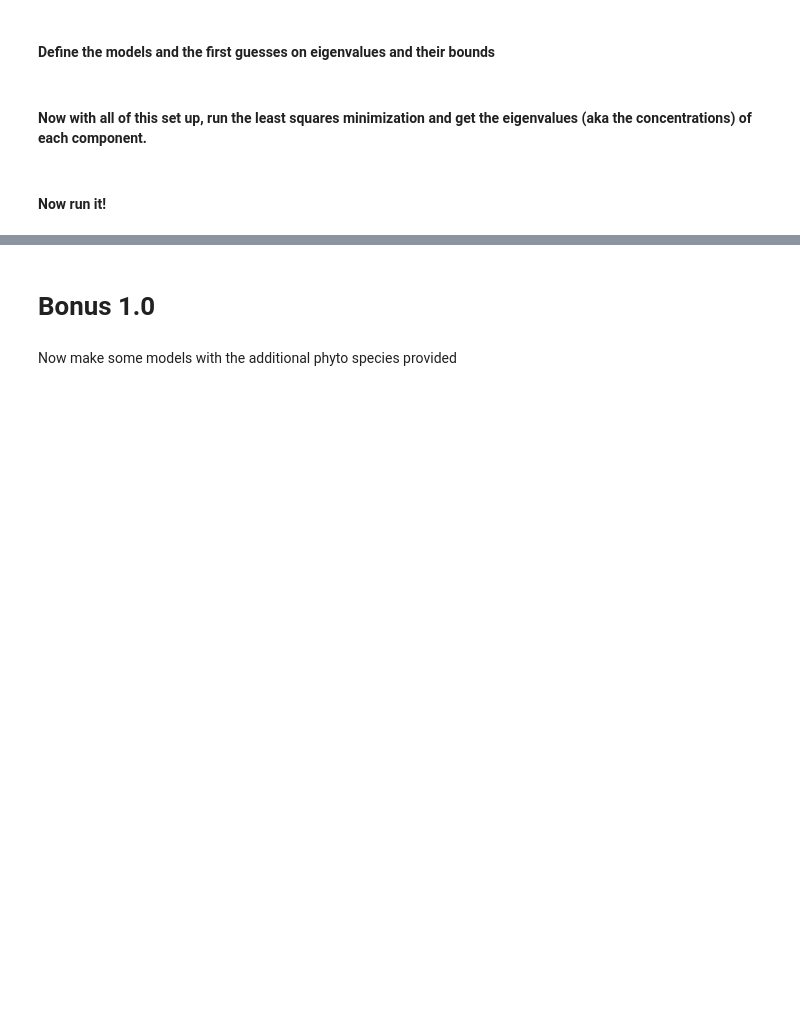
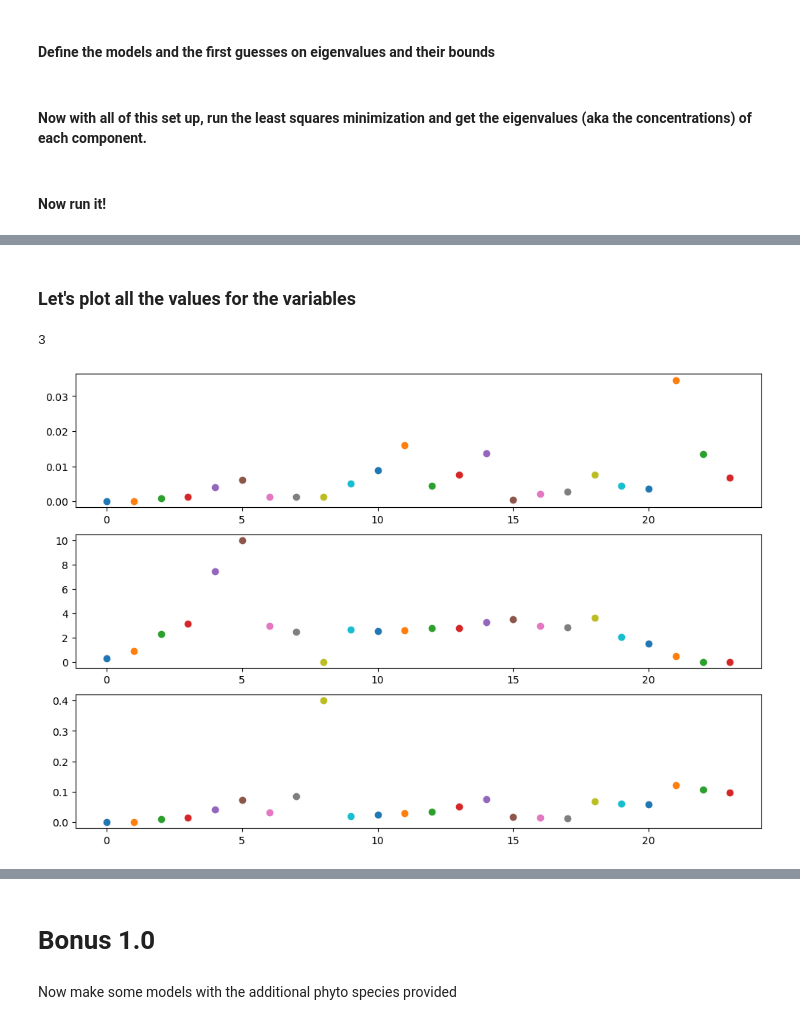
Before and after one commit to patrickcgray/inverse_modeling, a Jupyter notebook: inversemodelRC.ipynb, the cells around one changed output, grey strips where cells are left out. Saved outputs shown, nothing was run; the diff lists cells and outputs as text; code cells hidden in the pictures; blank space fills up the shorter version.

```diff
--- a/inversemodelRC.ipynb
+++ b/inversemodelRC.ipynb
@@ -386,7 +388,7 @@ def get_eigenvectors_through_minimization(R, mod, plot=True):
         return(modeled_spectrum-R[:,i])
     def fun9(M):
         # 1 avg ph, nap, acdm
-        modeled_spectrum = M[0]*a_ph2[0] + M[1]*a_ph2[1] + M[2]*a_nap# + M[2]*a_cdom
+        modeled_spectrum = M[0]*a_ph2[0] + M[1]*a_ph2[1] + M[2]*a_cdom# + M[2]*a_nap
         return(modeled_spectrum-R[:,i])
 
     # step 2. define first guess values in form [[best guesses],[lower bound], [upper bound]]
@@ -491,19 +493,27 @@ def get_eigenvectors_through_minimization(R, mod, plot=True):
             Rhat = fQ*(bb_w + x[i].x[0]*bb_l + x[i].x[1]*bb_s)/(a_w + x[i].x[2]*a_ph2[:,0] + x[i].x[3]*a_ph2[:,1] + x[i].x[4]*a_nap  + x[i].x[5]*a_cdom )
         elif mod==9:
 #             Rhat = x[i].x[0]*a_ph2[0]  +x[i].x[1]*a_nap
-            Rhat = x[i].x[0]*a_ph2[0] + x[i].x[1]*a_ph2[1] + x[i].x[2]*a_nap
+            Rhat = x[i].x[0]*a_ph2[0] + x[i].x[1]*a_ph2[1] + x[i].x[2]*a_cdom
 
-        rms.append(mean_squared_error(R[:,i],Rhat, squared=False))
+        rms.append(root_mean_squared_error(R[:,i],Rhat))
         rhat_list.append(Rhat)
         if plot==True:
             # step 6. plot the results, measured and modeled R
-            fig, ax = plt.subplots(figsize=(9,4))
-            ax.plot(wavelength,R[:,i],color='k', label='reflectance')
-            ax.plot(wavelength,Rhat,color='b', label='modeled ref')
-            ax.set_xlabel('Wavelength (nm)')
-            ax.set_ylabel('R, R_{RS}, or r_{RS} (dimensionless or sr^{-1})')
-            ax.set_title(['Model ',str(mod),', measured R spectrum ',str(i)]) #change title to match model number
-            ax.legend()
+            fig, ax = plt.subplots(1,2,figsize=(14,4))
+            ax[0].plot(wavelength,R[:,i],color='k', label='reflectance')
+            ax[0].plot(wavelength,Rhat,color='b', label='modeled ref')
+            ax[0].set_xlabel('Wavelength (nm)')
+            ax[0].set_ylabel('R, R_{RS}, or r_{RS} (dimensionless or sr^{-1})')
+            ax[0].set_title(['Model ',str(mod),', measured R spectrum ',str(i)]) #change title to match model number
+            ax[0].legend()
+
+            ax[1].set_title('Residuals')
+            ax[1].plot(wavelength,R[:,i]-Rhat,color='b', label='measured-model')
+            ax[1].set_xlabel('Wavelength (nm)')
+            ax[1].set_ylabel('R, R_{RS}, or r_{RS} (dimensionless or sr^{-1})')
+            ax[1].set_ylim(-0.004,0.004)
+            ax[1].legend()
+
             fig.show()
     return(x, rhat_list, head, rms)
 # %% [markdown]
@@ -519 +539,3 @@ x, rhat_list, head, rms = get_eigenvectors_through_minimization(R, mod, plot=Tru
+# %% [markdown]
+### Let's plot all the values for the variables
 # %%
@@ -521,6 +545,15 @@ head
-# %%
-fig, ax = plt.subplots(figsize=(12,8))
-for i in range(len(x)):
-    ax.scatter(i,x[i].x[0],c='green')
-    ax.scatter(i,x[i].x[1],c='brown')
-    ax.scatter(i,x[i].x[2],c='orange')
+# %%
+i
+# %% [output]
+3
+# %%
+fig, ax = plt.subplots(len(x[0].x),1,figsize=(12,8))
+for i in range(len(x[0].x)):
+
+    for j in range(len(x)):
+        ax[i].scatter(j,x[j].x[i])
+    plt.
+# ax.legend()
+plt.show()
+# %% [output]
+[figure, added]
```
Also changed, not shown: parts of 14 cells of this notebook, 2 other files.
